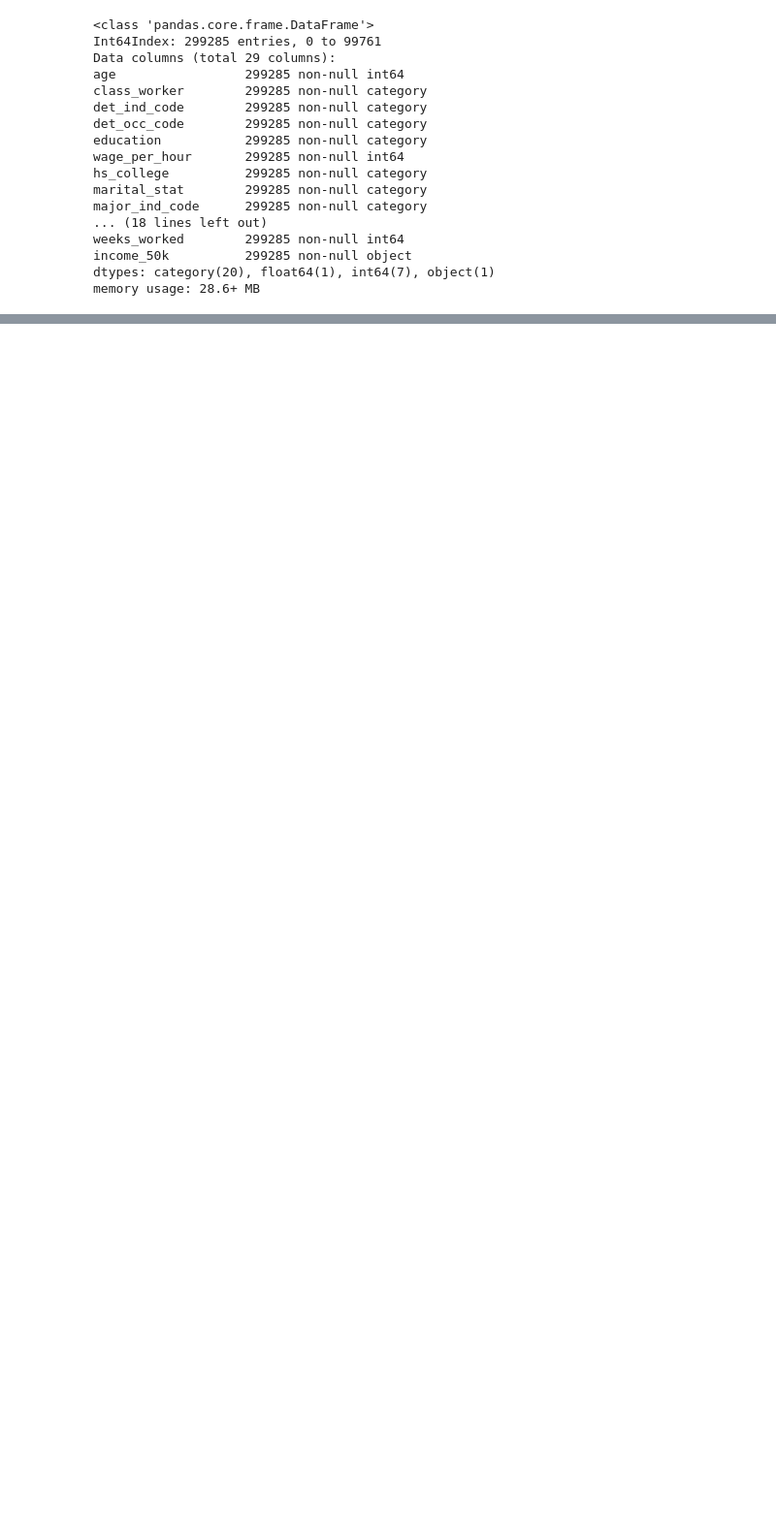
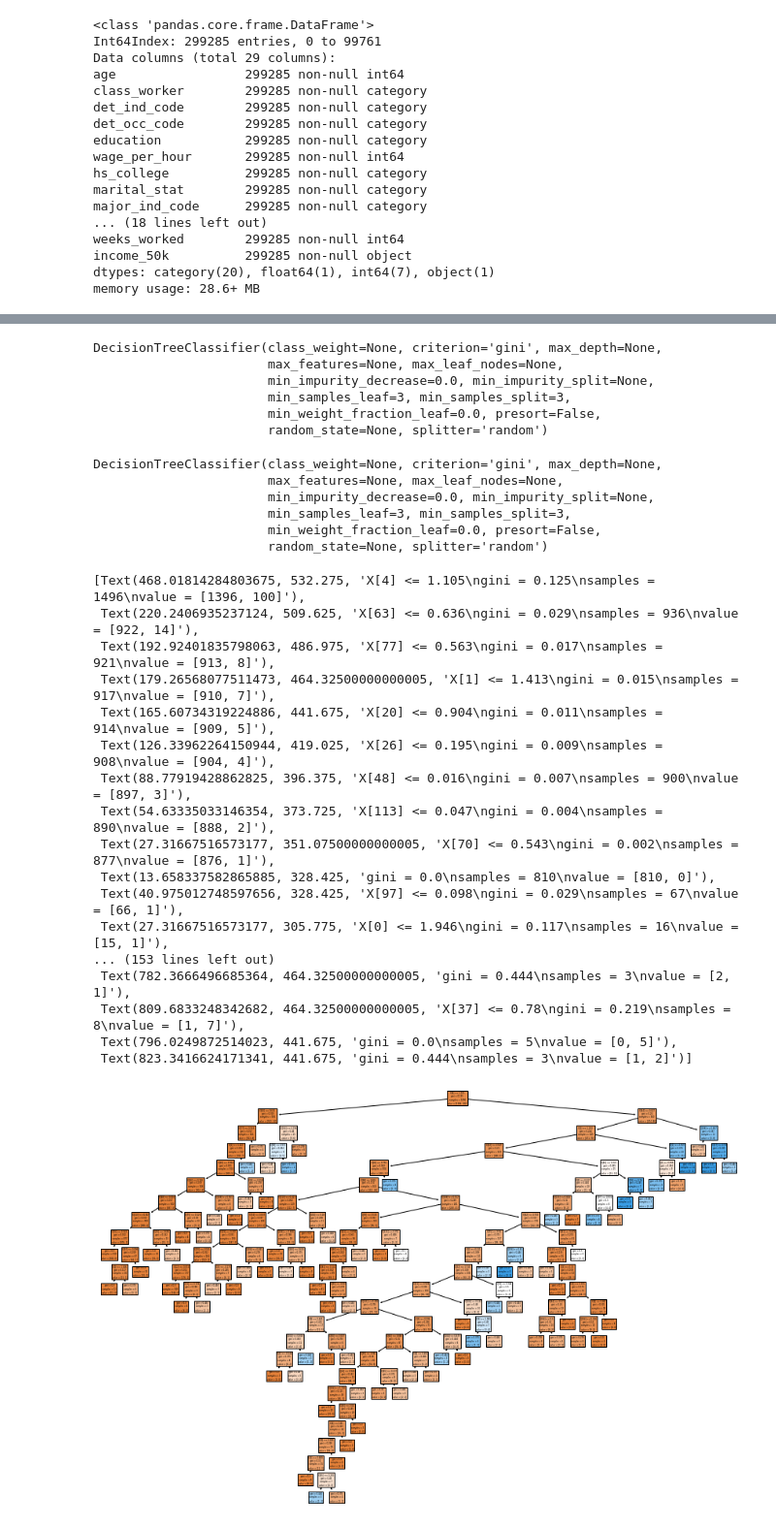
Before and after one commit to mcgrupp2/DS7331_termProject, a Jupyter notebook: work in progress copies/Model Running - AV.ipynb, the cells around one changed output, grey strips where cells are left out. Shown at 97% size. Cells and saved outputs as stored; diff of their text form; code cells hidden in the pictures; blank space fills up the shorter version.

```diff
--- a/work in progress copies/Model Running - AV.ipynb
+++ b/work in progress copies/Model Running - AV.ipynb
@@ -270,14 +284,14 @@ Best Parameters: {'criterion': 'gini', 'max_depth': None, 'min_samples_leaf': 3,
 # %%
 #getting prediction accuracy for Decision Tree
 
-dt_clf = DecisionTreeClassifier(criterion = 'gini',
+dt_clf = tree.DecisionTreeClassifier(criterion = 'gini',
                                 splitter = 'random',
                                 min_samples_split = 3,
                                 min_samples_leaf = 3)
 
 
 # train the decision tree algorithm
-%time dt_clf.fit(X_train,y_train)
+dt_clf.fit(X_selected,y)
 yhat = dt_clf.predict(X_test)
 print ('accuracy:', mt.accuracy_score(y_test,yhat))
 # %% [output]
@@ -287,3 +299,57 @@ accuracy: 0.9446184688635509
+# %%
+dt_clf2 = tree.DecisionTreeClassifier(criterion = 'gini',
+                                splitter = 'random',
+                                min_samples_split = 3,
+                                min_samples_leaf = 3)
+
+
+# train the decision tree algorithm
+dt_clf2.fit(X_selected,y)
+# %% [output]
+DecisionTreeClassifier(class_weight=None, criterion='gini', max_depth=None,
+                       max_features=None, max_leaf_nodes=None,
+                       min_impurity_decrease=0.0, min_impurity_split=None,
+                       min_samples_leaf=3, min_samples_split=3,
+                       min_weight_fraction_leaf=0.0, presort=False,
+                       random_state=None, splitter='random')
+# %%
+dt_clf3 = tree.DecisionTreeClassifier(criterion = 'gini',
+                                splitter = 'random',
+                                min_samples_split = 3,
+                                min_samples_leaf = 3)
+
+# train the decision tree algorithm
+dt_clf3.fit(X_selected,y)
+# %% [output]
+DecisionTreeClassifier(class_weight=None, criterion='gini', max_depth=None,
+                       max_features=None, max_leaf_nodes=None,
+                       min_impurity_decrease=0.0, min_impurity_split=None,
+                       min_samples_leaf=3, min_samples_split=3,
+                       min_weight_fraction_leaf=0.0, presort=False,
+                       random_state=None, splitter='random')
+# %%
+plt.figure(figsize=(15,10))
+
+tree.plot_tree(dt_clf3, filled = True)
+# %% [output]
+[Text(468.01814284803675, 532.275, 'X[4] <= 1.105\ngini = 0.125\nsamples = 1496\nvalue = [1396, 100]'),
+ Text(220.2406935237124, 509.625, 'X[63] <= 0.636\ngini = 0.029\nsamples = 936\nvalue = [922, 14]'),
+ Text(192.92401835798063, 486.975, 'X[77] <= 0.563\ngini = 0.017\nsamples = 921\nvalue = [913, 8]'),
+ Text(179.26568077511473, 464.32500000000005, 'X[1] <= 1.413\ngini = 0.015\nsamples = 917\nvalue = [910, 7]'),
+ Text(165.60734319224886, 441.675, 'X[20] <= 0.904\ngini = 0.011\nsamples = 914\nvalue = [909, 5]'),
+ Text(126.33962264150944, 419.025, 'X[26] <= 0.195\ngini = 0.009\nsamples = 908\nvalue = [904, 4]'),
+ Text(88.77919428862825, 396.375, 'X[48] <= 0.016\ngini = 0.007\nsamples = 900\nvalue = [897, 3]'),
+ Text(54.63335033146354, 373.725, 'X[113] <= 0.047\ngini = 0.004\nsamples = 890\nvalue = [888, 2]'),
+ Text(27.31667516573177, 351.07500000000005, 'X[70] <= 0.543\ngini = 0.002\nsamples = 877\nvalue = [876, 1]'),
+ Text(13.658337582865885, 328.425, 'gini = 0.0\nsamples = 810\nvalue = [810, 0]'),
+ Text(40.975012748597656, 328.425, 'X[97] <= 0.098\ngini = 0.029\nsamples = 67\nvalue = [66, 1]'),
+ Text(27.31667516573177, 305.775, 'X[0] <= 1.946\ngini = 0.117\nsamples = 16\nvalue = [15, 1]'),
+... (153 lines left out)
+ Text(782.3666496685364, 464.32500000000005, 'gini = 0.444\nsamples = 3\nvalue = [2, 1]'),
+ Text(809.6833248342682, 464.32500000000005, 'X[37] <= 0.78\ngini = 0.219\nsamples = 8\nvalue = [1, 7]'),
+ Text(796.0249872514023, 441.675, 'gini = 0.0\nsamples = 5\nvalue = [0, 5]'),
+ Text(823.3416624171341, 441.675, 'gini = 0.444\nsamples = 3\nvalue = [1, 2]')]
+[figure, added]
 # %%
 #Feature importance graph
 imp = dt_clf.feature_importances_
```
Also changed, not shown: parts of 11 cells of this notebook.
